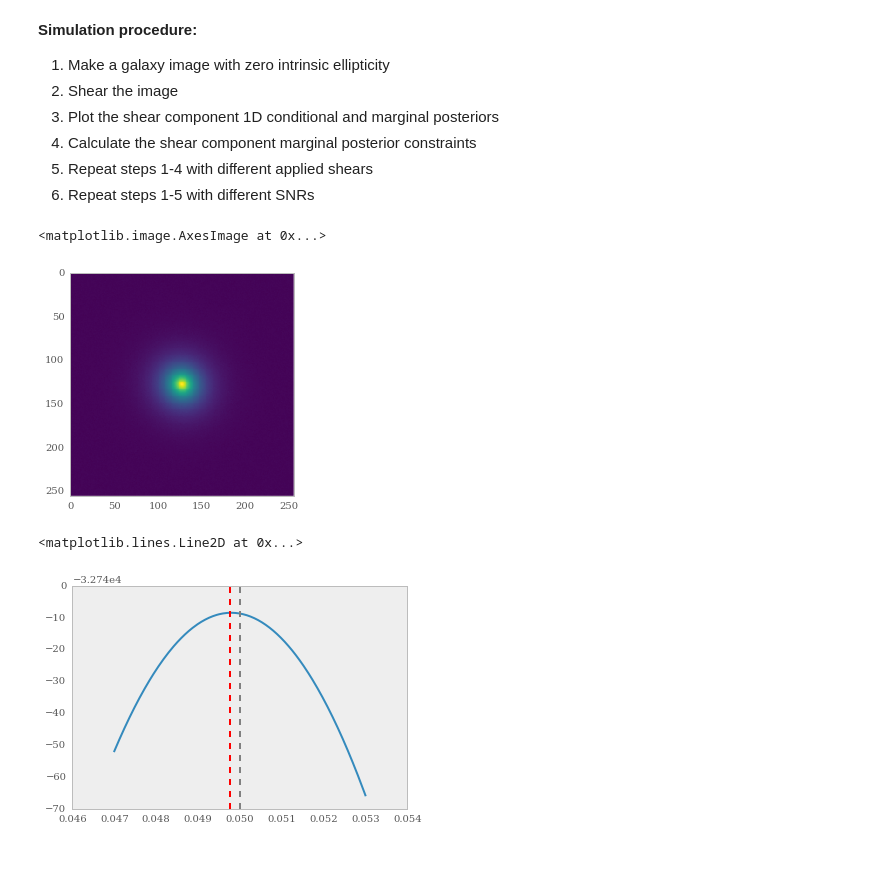
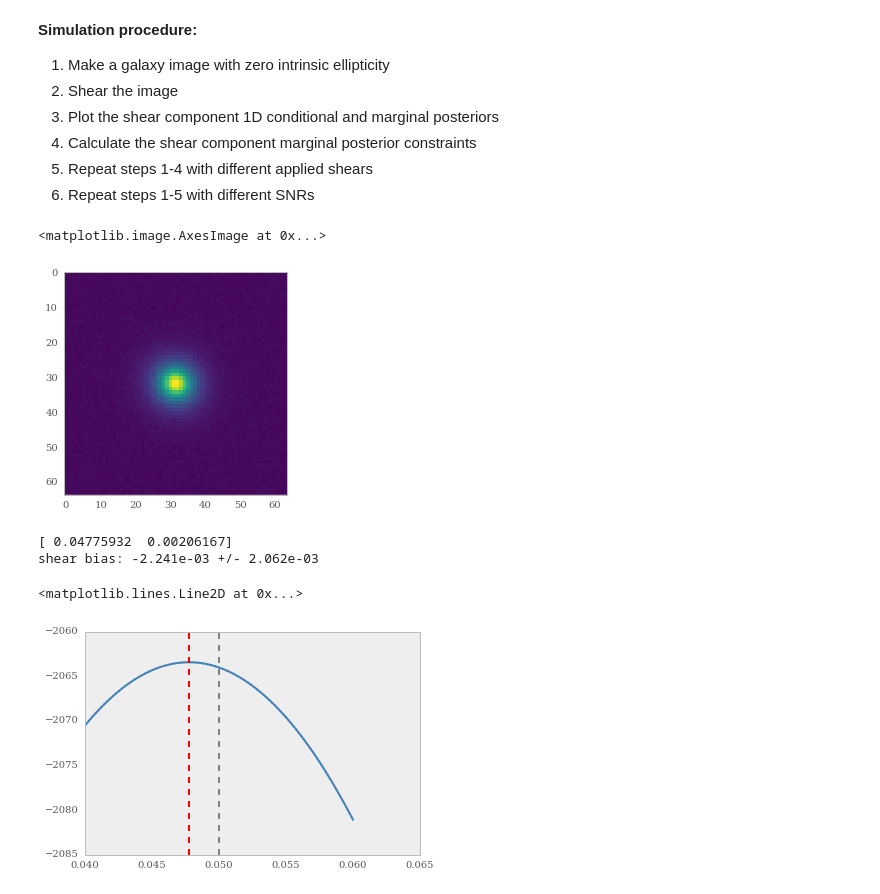
Before and after one commit to mdschneider/JIF, a Jupyter notebook: devel/debug_roaster_bias/Shear bias simple test 1.ipynb, the cells around one changed output. Saved outputs shown, nothing was run; the diff lists cells and outputs as text; code cells hidden in the pictures; blank space fills up the shorter version.

Commit message:
Finish simple shear test notebook

```diff
--- a/devel/debug_roaster_bias/Shear bias simple test 1.ipynb
+++ b/devel/debug_roaster_bias/Shear bias simple test 1.ipynb
@@ -20,12 +20,12 @@ import matplotlib.pyplot as plt
 
 import galsim
 # %%
-HLR = 5.0
+HLR = 1.0
 PSF = galsim.Kolmogorov(fwhm=0.6)
 scale = 0.2
-nx = ny = 256
+nx = ny = 64
 # var = 3e-7  # Approximately SNR of 100
-var = 3e-12
+var = 3e-9
 noise = galsim.GaussianNoise(sigma=np.sqrt(var))
 # %%
 def make_data(e1, e2, nu=0.5):
@@ -38,3 +47,14 @@ def make_data(e1, e2, nu=0.5):
+# %%
+def ln_gaus(x, a, x0, sigma):
+    return a - 0.5 * (x - x0)**2 / sigma**2
+
+def fit_gaussian(dat_x, dat_y):
+    from scipy.optimize import curve_fit
+
+    p0 = [-100, 0., 0.001]
+
+    popt, pcov = curve_fit(ln_gaus, dat_x, dat_y, p0=p0)
+    return popt, pcov
 # %%
 g2 = 0.05
 
@@ -42,4 +62,4 @@ img = make_data(e1=0.0, e2=g2, nu=0.5)
 plt.imshow(img.array, interpolation='none', cmap=plt.cm.viridis)
 # %% [output]
 <matplotlib.image.AxesImage at 0x...>
-[figure, old version]
+[figure, new version]
@@ -55,10 +66,18 @@ def lnlike1(e1, e2, nu=0.5):
 # %%
-g = np.linspace(g2 - 0.003, g2 + 0.003, 200)
+g = np.linspace(g2 - 0.01, g2 + 0.01, 200)
+lnp = np.array([lnlike1(e1=0.0, e2=g_val, nu=0.5) for g_val in g])
 
-lnp = np.array([lnlike1(e1=0.0, e2=g_val, nu=0.5) for g_val in g])
+popt, pcov = fit_gaussian(g, lnp)
+print popt[1:3]
+
+print "shear bias: {:4.3e} +/- {:4.3e}".format(popt[1] - g2, popt[2])
+
 plt.plot(g, lnp)
+plt.plot(g, ln_gaus(g, popt[0], popt[1], popt[2]), linestyle='dotted')
 plt.axvline(g2, color='grey', linestyle='dashed')
 plt.axvline(g[np.argmax(lnp)], color='red', linestyle='dashed')
 # %% [output]
-<matplotlib.lines.Line2D at 0x...>
+[ 0.04775932  0.00206167]
+shear bias: -2.241e-03 +/- 2.062e-03
+<matplotlib.lines.Line2D at 0x...>
-[figure, old version]
+[figure, new version]
```
Also changed, not shown: parts of 4 cells of this notebook.
